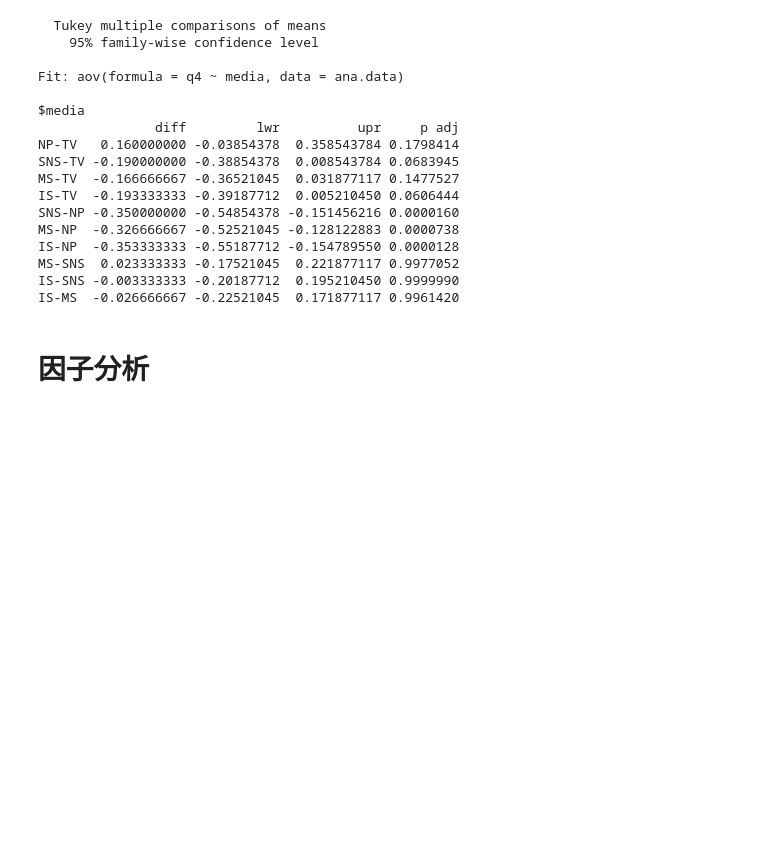
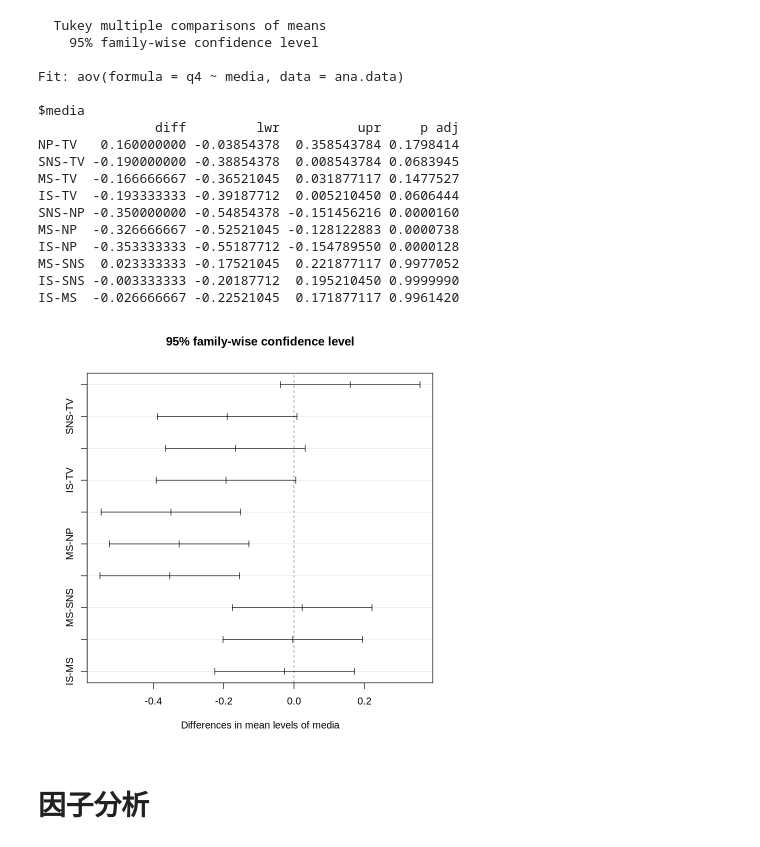
Before and after one commit to e4rll/kanmake, a Jupyter notebook: kanmake.ipynb, the cells around one changed output. Saved outputs shown, nothing was run; the diff lists cells and outputs as text; code cells hidden in the pictures; blank space fills up the shorter version.

Commit message:
[add] TukeyHSDの信頼区間のplotを追加

```diff
--- a/kanmake.ipynb
+++ b/kanmake.ipynb
@@ -253,6 +253,10 @@ IS-NP  -0.353333333 -0.55187712 -0.154789550 0.0000128
 MS-SNS  0.023333333 -0.17521045  0.221877117 0.9977052
 IS-SNS -0.003333333 -0.20187712  0.195210450 0.9999990
 IS-MS  -0.026666667 -0.22521045  0.171877117 0.9961420
+# %%
+plot(TukeyHSD(aov(q4~media, data=ana.data)))
+# %% [output]
+[figure, added]
 # %% [markdown]
 # 因子分析
 # %% [markdown]
```
Also changed, not shown: parts of 5 cells of this notebook.
